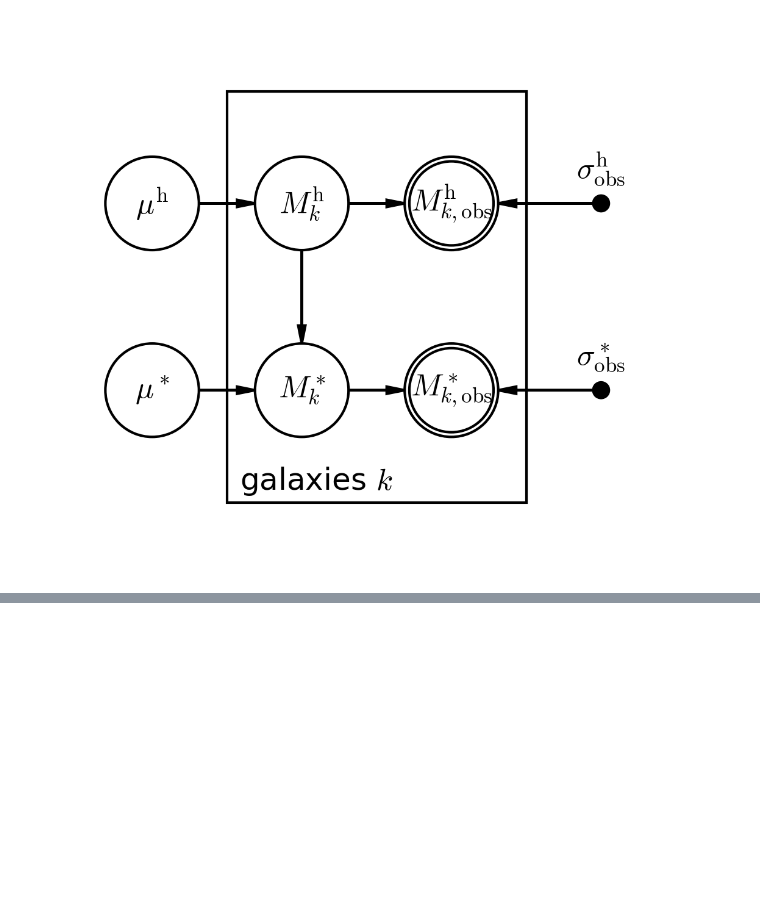
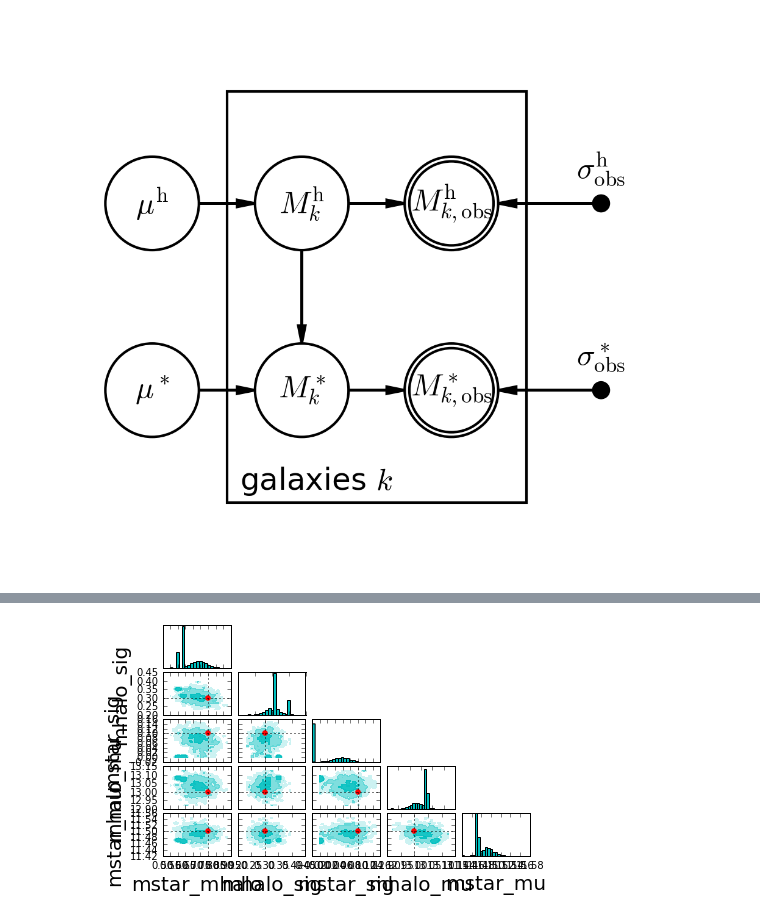
Before and after one commit to astrosonnen/allZeLenses, a Jupyter notebook: notebooks/Simple_Mstar_Mh.ipynb, the cells around one changed output, grey strips where cells are left out. Drawn from its saved outputs; the diff is of its cells as text; code cells hidden in the pictures; blank space fills up the shorter version.

```diff
--- a/notebooks/Simple_Mstar_Mh.ipynb
+++ b/notebooks/Simple_Mstar_Mh.ipynb
@@ -15,0 +73,11 @@ Image(filename="Simple_Mstar_Mh_PGM.png")
+# %%
+from toy_models import hierarchical_inference as hi
+
+# stores the values of hyperparameters used to generate the mock in a dictionary, which is then passed to the
+# inference code, so it can start from the true values.
+
+truth = {'mhalo_mu': mu_h, 'mhalo_sig': sig_h, 'mstar_mu': mu_star, 'mstar_sig': sig_star, 'mstar_mhalo': beta}
+mock = {'truth': truth}
+
+chain = hi.infer_simple_reality_knownimf_nocosmo_analytic(mock, mhalo_obs, err_h*np.ones(nobj), mstar_obs, \
+                                                          err_star*np.ones(nobj), nstep=15000, burnin=5000)
@@ -15,0 +96,11 @@ Image(filename="Simple_Mstar_Mh_PGM.png")
+# %%
+from allZeTools.plotters import cornerplot
+
+cp = []
+for par in truth:
+    cp.append({'data': chain[par], 'label': par, 'value': truth[par]})
+
+cornerplot(cp, color='c')
+plt.show()
+# %% [output]
+[figure, added]
```
Also changed, not shown: parts of 6 cells of this notebook.
